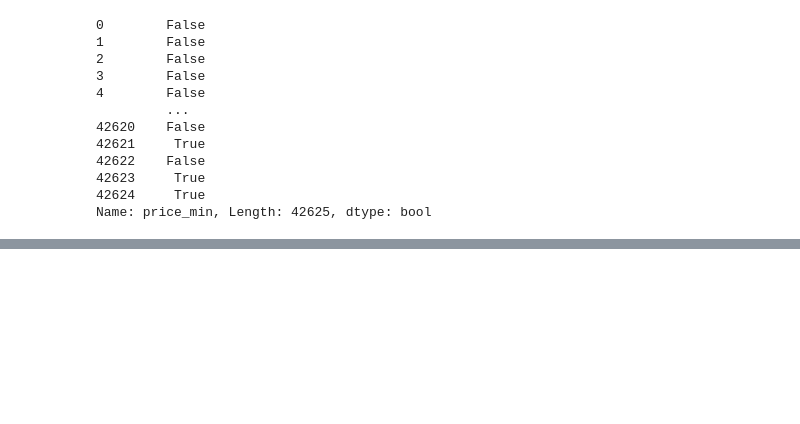
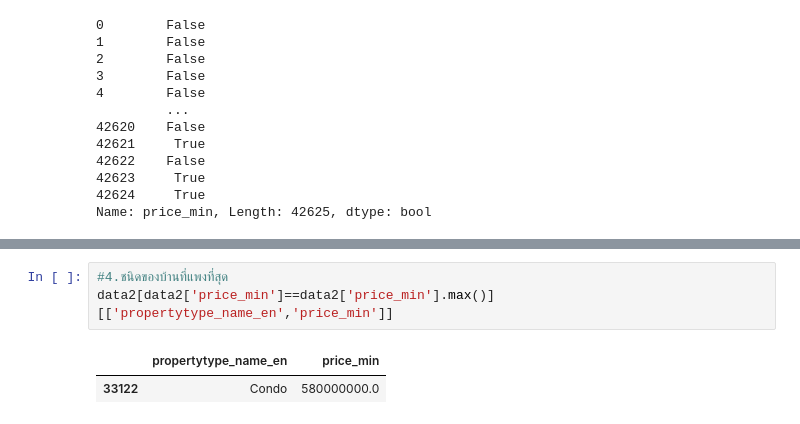
Before and after one commit to Pittawas6330210206/BasicProg_Dataviz65, a Jupyter notebook: Quiz4.ipynb, the cells around one changed output, grey strips where cells are left out. Drawn from its saved outputs; the diff is of its cells as text; blank space fills up the shorter version.

```diff
--- a/Quiz4.ipynb
+++ b/Quiz4.ipynb
@@ -259,0 +260,6 @@ data2[data2['propertytype_name_en']=='Detached House']
+# %%
+#4.ชนิดของบ้านที่แพงที่สุด
+data2[data2['price_min']==data2['price_min'].max()][['propertytype_name_en','price_min']]
+# %% [output]
+|  | propertytype_name_en | price_min |
+| 33122 | Condo | 580000000.0 |
```
Also changed, not shown: parts of 5 cells of this notebook.
